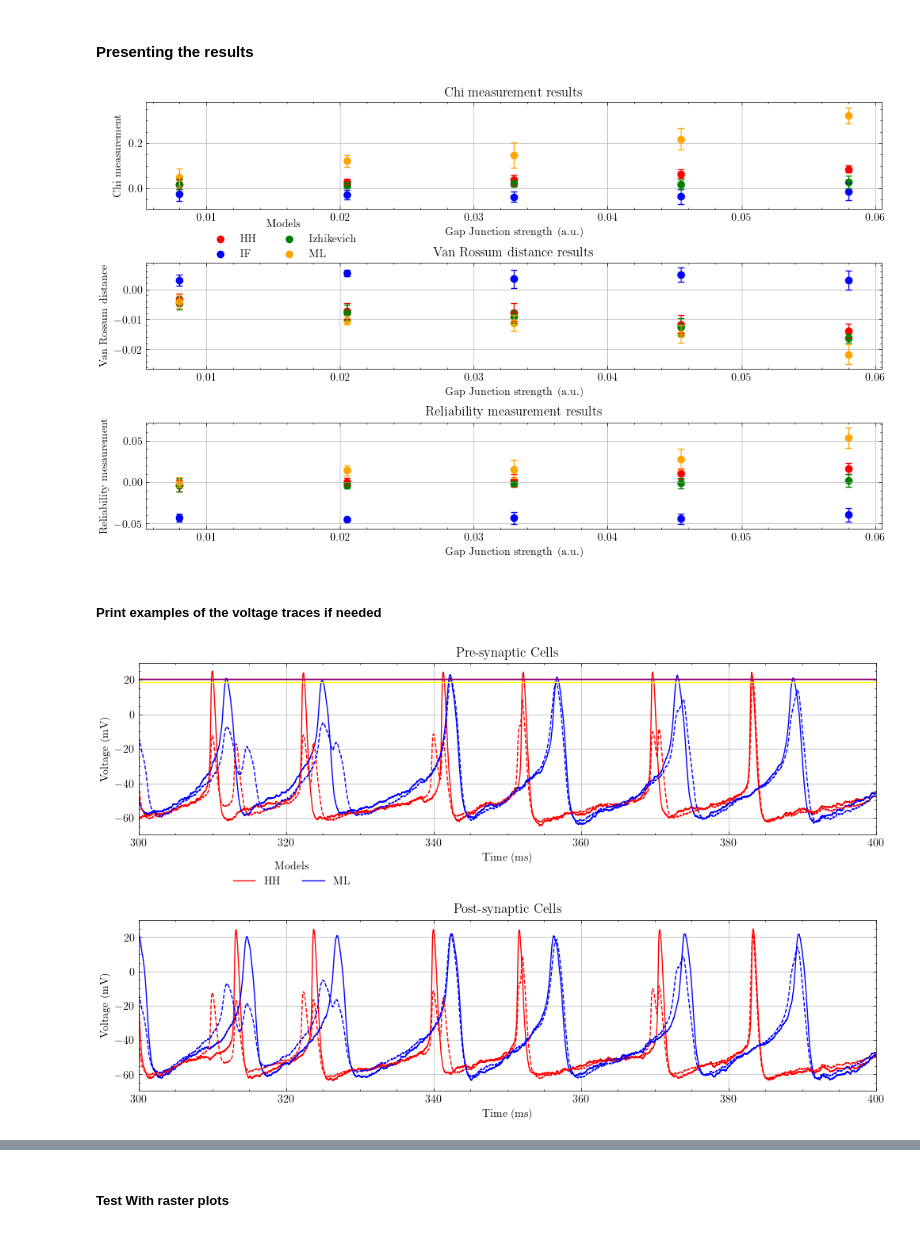
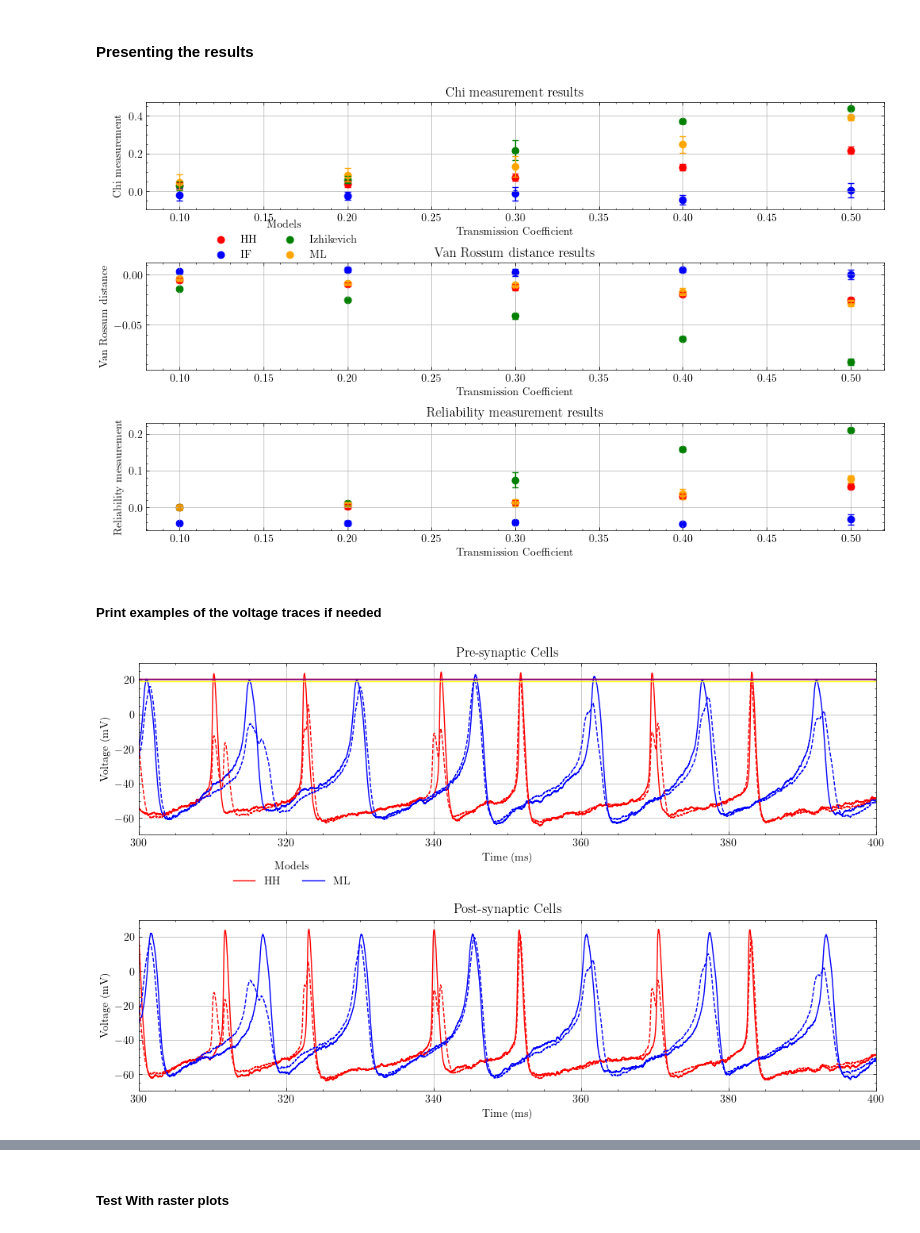
Before and after one commit to Sir-Bip-Bop/Gap-Junction-Coupling-Studies, a Jupyter notebook: NeuronPairs/synchrony_measurements.ipynb, the cells around one changed output, grey strips where cells are left out. Cells and saved outputs as stored; diff of their text form; code cells hidden in the pictures.

Commit message:
Coefficient_Transmission

```diff
--- a/NeuronPairs/synchrony_measurements.ipynb
+++ b/NeuronPairs/synchrony_measurements.ipynb
@@ -522,8 +533,8 @@ firing_rate_ML = np.zeros((n_measurements,2))
 
 
 t = np.linspace(0,t_final,int(t_final/dt))
-t_R = 0.005
-t_Re = 0.005
+t_R = 0.5
+t_Re = 0.5
 
 
 saved_data_HH_on = {}
@@ -709,8 +702,8 @@ rel_ML_off = np.zeros(n_measurements)
 
 
 t = np.linspace(0,t_final,int(t_final/dt))
-t_R = 0.005
-t_Re = 0.005
+t_R = 0.5
+t_Re = 0.5
 
 
 for i in range(0,n_measurements):
@@ -771,22 +764,22 @@ for i in range(0,n_measurements):
     chi_ML_off[i] = project.utils.compute_chi(dataML_off.T)
 
     #computing firing rate
-    firing_rate_HH_off[i] = project.utils.compute_firing_rate(matrixHH_off,dt,t_final)
-    firing_rate_IF_off[i] = project.utils.compute_firing_rate(matrixIF_off,dt,t_final)
-    firing_rate_IZH_off[i] = project.utils.compute_firing_rate(matrixIZH_off,dt,t_final)
-    firing_rate_ML_off[i] = project.utils.compute_firing_rate(matrixML_off,dt,t_final)
+    firing_rate_HH_off[i] = project.utils.compute_firing_rate(matrixHH_off,t_final)
+    firing_rate_IF_off[i] = project.utils.compute_firing_rate(matrixIF_off,t_final)
+    firing_rate_IZH_off[i] = project.utils.compute_firing_rate(matrixIZH_off,t_final)
+    firing_rate_ML_off[i] = project.utils.compute_firing_rate(matrixML_off,t_final)
 
     #computing reliability
-    rel_HH_off[i], residue = compute_Reliability(matrixHH_off,t,t_Re,dt)
-    rel_IF_off[i], residue = compute_Reliability(matrixIF_off,t,t_Re,dt)
-    rel_IZH_off[i], residue = compute_Reliability(matrixIZH_off,t,t_Re,dt)
-    rel_ML_off[i], residue = compute_Reliability(matrixML_off,t,t_Re,dt)
+    rel_HH_off[i], residue = compute_Reliability(matrixHH_off,t,t_Re)
+    rel_IF_off[i], residue = compute_Reliability(matrixIF_off,t,t_Re)
+    rel_IZH_off[i], residue = compute_Reliability(matrixIZH_off,t,t_Re)
+    rel_ML_off[i], residue = compute_Reliability(matrixML_off,t,t_Re)
 
     #computing van_Rossum distance
-    rossum_HH_off[i] = project.utils.compute_van_Rossum_distance_2(matrixHH_off,t,t_R,dt).flatten()[1:3] / firing_rate_HH_off[i]
-    rossum_IF_off[i] = project.utils.compute_van_Rossum_distance_2(matrixIF_off,t,t_R,dt).flatten()[1:3] / firing_rate_IF_off[i]
-    rossum_IZH_off[i] = project.utils.compute_van_Rossum_distance_2(matrixIZH_off,t,t_R,dt).flatten()[1:3] / firing_rate_IZH_off[i]
-    rossum_ML_off[i] = project.utils.compute_van_Rossum_distance_2(matrixML_off,t,t_R,dt).flatten()[1:3] / firing_rate_ML_off[i]
+    rossum_HH_off[i] = project.utils.compute_van_Rossum_distance(matrixHH_off,t,t_R).flatten()[1:3] / firing_rate_HH_off[i]
+    rossum_IF_off[i] = project.utils.compute_van_Rossum_distance(matrixIF_off,t,t_R).flatten()[1:3] / firing_rate_IF_off[i]
+    rossum_IZH_off[i] = project.utils.compute_van_Rossum_distance(matrixIZH_off,t,t_R).flatten()[1:3] / firing_rate_IZH_off[i]
+    rossum_ML_off[i] = project.utils.compute_van_Rossum_distance(matrixML_off,t,t_R).flatten()[1:3] / firing_rate_ML_off[i]
 
 
 chi_HH_total_off = np.mean(chi_HH_off),np.std(chi_HH_off)
@@ -1068,14 +1061,14 @@ for j in range(0,5):
 # %% [markdown]
 #### Presenting the results
 # %%
-k = np.linspace(0.008,0.058,5)
+k = np.linspace(0.1,0.5,5)
 fig, (ax1, ax2, ax3) = plt.subplots(3,1)
 
 plt.title('Experiment 3 - Evolution of the synchronisation in function of gap junction strength')
 fig.subplots_adjust(hspace=0.5)
-ax1.set_xlabel('Gap Junction strength (a.u.)')
-ax2.set_xlabel('Gap Junction strength (a.u.) ')
-ax3.set_xlabel('Gap Junction strength (a.u.) ')
+ax1.set_xlabel('Transmission Coefficient')
+ax2.set_xlabel('Transmission Coefficient')
+ax3.set_xlabel('Transmission Coefficient')
 ax1.set_ylabel('Chi measurement')
 ax2.set_ylabel('Van Rossum distance')
 ax3.set_ylabel('Reliability mesaurement')
@@ -1119,7 +1112,7 @@ ax3.errorbar(k,rel_ML_k[:,0],yerr=rel_ML_k[:,1], fmt='none',capsize=3,color = 'o
 ax1.legend(title='Models',bbox_to_anchor =( 0.3,0.0), ncols = 2 )
 plt.show()
 # %% [output]
-[figure, old version]
+[figure, new version]
 # %% [markdown]
 ##### Print examples of the voltage traces if needed
 # %%
@@ -1140,10 +1133,10 @@ def compute_volt_var(data):
 
     return mean_voltage, total_mean, ind_variance, total_variance
 # %%
-mean_HH, total_HH, var_HH, var_HH_2 = compute_volt_var(save_HH_k[4])
-mean_ML, total_ML,var_ML, var_ML_2 = compute_volt_var(save_ML_k[4])
-mean_IZH, total_IZH,var_IZH, var_IZH_2 = compute_volt_var(save_IZH_k[4])
-mean_IF, total_IF,var_IF, var_IF_2 = compute_volt_var(save_IF_k[4])
+mean_HH, total_HH, var_HH, var_HH_2 = project.utils.compute_volt_var(save_HH_k[4])
+mean_ML, total_ML,var_ML, var_ML_2 = project.utils.compute_volt_var(save_ML_k[4])
+mean_IZH, total_IZH,var_IZH, var_IZH_2 = project.utils.compute_volt_var(save_IZH_k[4])
+mean_IF, total_IF,var_IF, var_IF_2 = project.utils.compute_volt_var(save_IF_k[4])
 
 
 k = np.linspace(0.008,0.058,5)
@@ -1162,34 +1155,34 @@ ax1.title.set_text('Pre-synaptic Cells')
 ax2.title.set_text('Post-synaptic Cells')
 
 ax1.plot(t,save_HH_k[4][:,0],color = 'r', label = 'HH')
 ax1.plot(t,save_ML_k[4][:,0],color = 'b', label = 'ML')
 ax1.plot(t,mean_HH, 'r--')
 ax1.plot(t,mean_ML, 'b--')
 #ax1.axhline(np.sqrt(var_HH[0]), color = 'blue')
 #ax1.axhline(np.sqrt(var_HH[1]), color = 'green')
 #ax1.axhline(np.sqrt(var_HH_2), color = 'orange')
 
 ax1.axhline(np.sqrt(var_ML[0]), color = 'red')
 ax1.axhline(np.sqrt(var_ML[1]), color = 'purple')
 ax1.axhline(np.sqrt(var_ML_2), color = 'yellow')
 
 
 
 
 ax1.set_xlim(300,400)
 
 
 ax2.plot(t,save_HH_k[4][:,1],color = 'r', label = 'HH')
 ax2.plot(t,save_ML_k[4][:,1],color = 'b', label = 'ML')
 ax2.plot(t,mean_HH, 'r--')
 ax2.plot(t,mean_ML, 'b--')
 ax2.set_xlim(300,400)
 
 
 ax1.legend(title='Models',bbox_to_anchor =( 0.3,-0.1), ncols = 2 )
 plt.show()
 # %% [output]
-[figure, old version]
+[figure, new version]
 # %%
 from tabulate import tabulate
 
```
Also changed, not shown: parts of 10 cells of this notebook, 13 other files.
